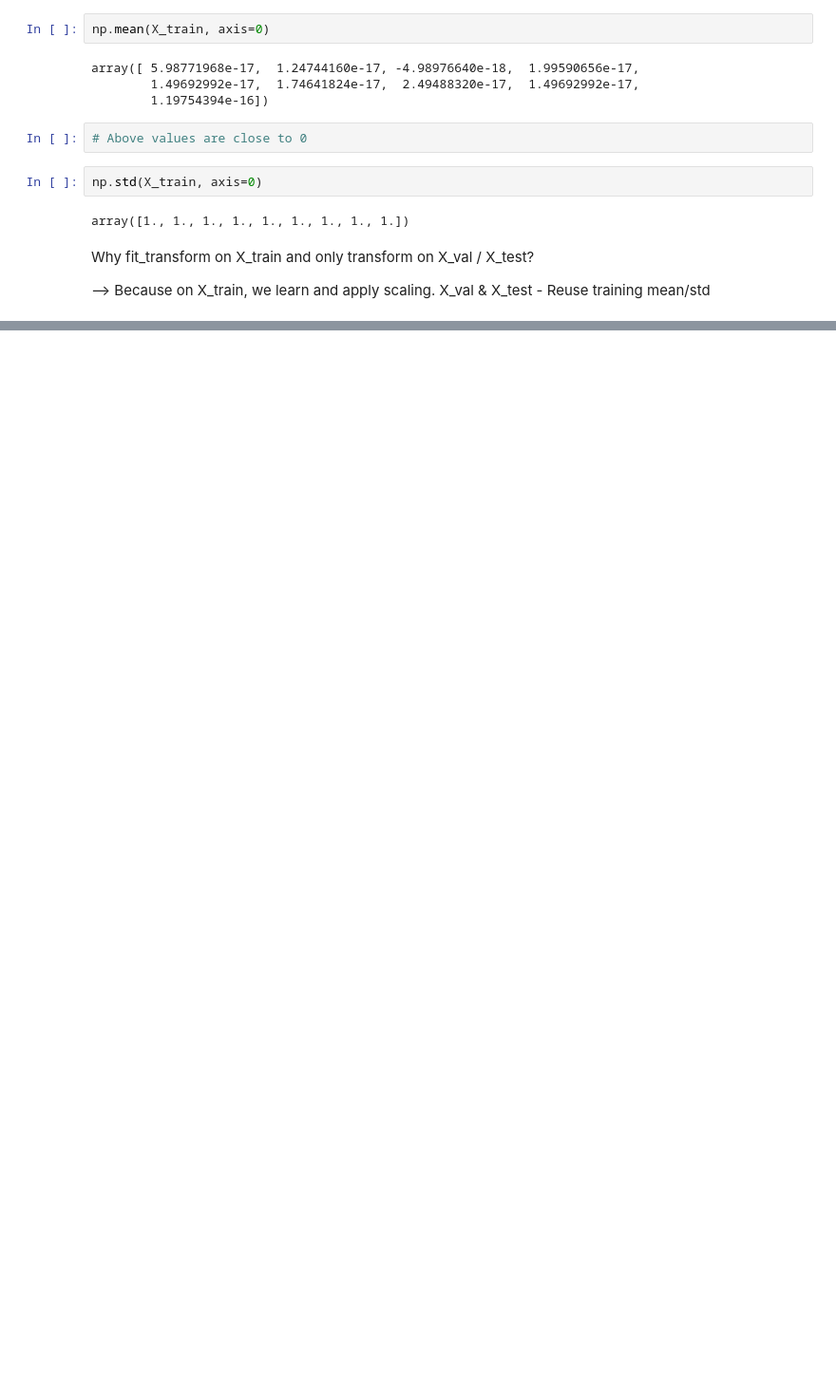
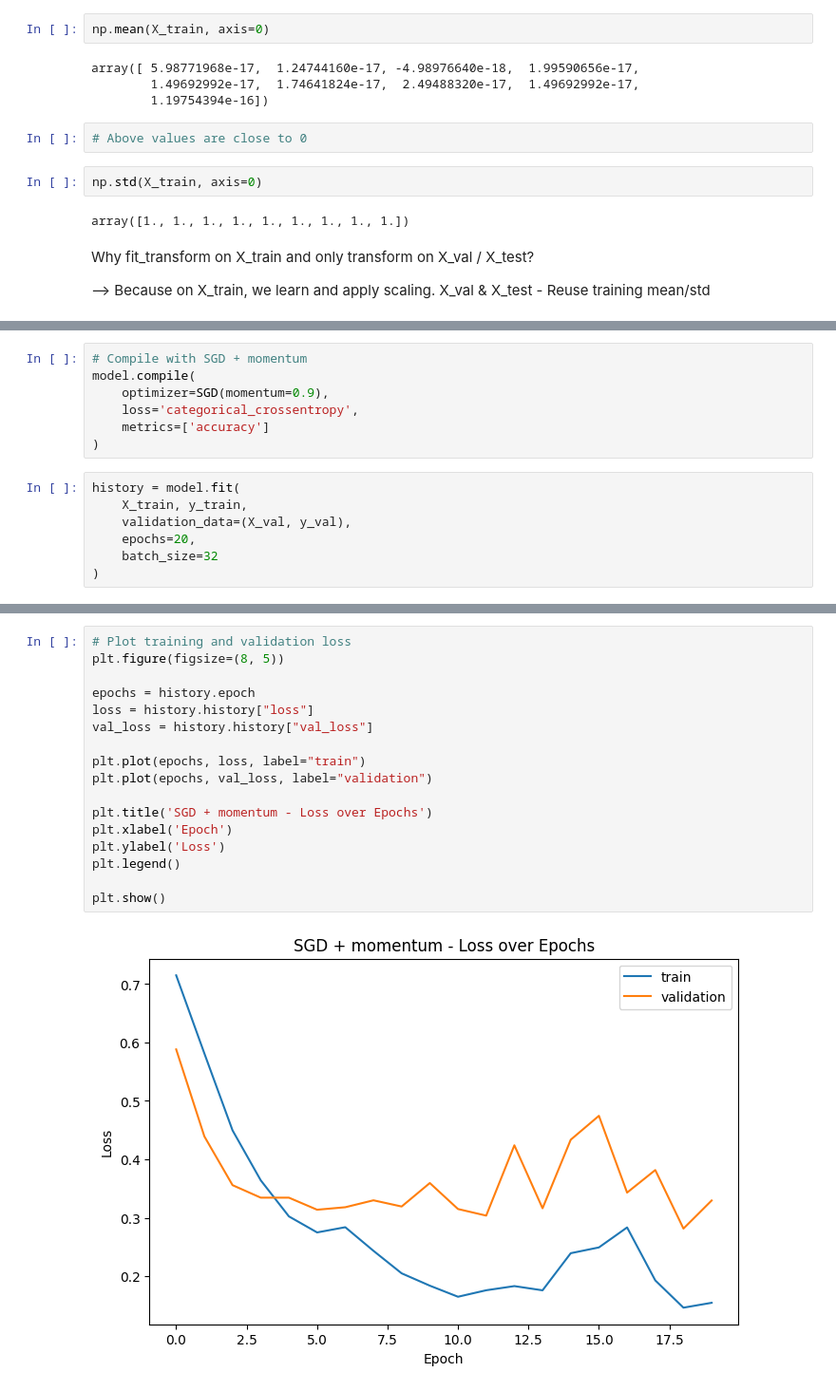
Before and after one commit to Himanshu-Kumar-123/deep-learning-optimizers, a Jupyter notebook: Optimizers.ipynb, the cells around one changed output, grey strips where cells are left out. Shown at 95% size. Drawn from its saved outputs; the diff is of its cells as text; blank space fills up the shorter version.

```diff
--- a/Optimizers.ipynb
+++ b/Optimizers.ipynb
@@ -199,0 +291,14 @@ X_val & X_test - Reuse training mean/std
+# %%
+# Compile with SGD + momentum
+model.compile(
+    optimizer=SGD(momentum=0.9),
+    loss='categorical_crossentropy',
+    metrics=['accuracy']
+)
+# %%
+history = model.fit(
+    X_train, y_train,
+    validation_data=(X_val, y_val),
+    epochs=20,
+    batch_size=32
+)
@@ -199,0 +323,19 @@ X_val & X_test - Reuse training mean/std
+# %%
+# Plot training and validation loss
+plt.figure(figsize=(8, 5))
+
+epochs = history.epoch
+loss = history.history["loss"]
+val_loss = history.history["val_loss"]
+
+plt.plot(epochs, loss, label="train")
+plt.plot(epochs, val_loss, label="validation")
+
+plt.title('SGD + momentum - Loss over Epochs')
+plt.xlabel('Epoch')
+plt.ylabel('Loss')
+plt.legend()
+
+plt.show()
+# %% [output]
+[figure, added]
```
Also changed, not shown: parts of 10 cells of this notebook, 1 other file.
